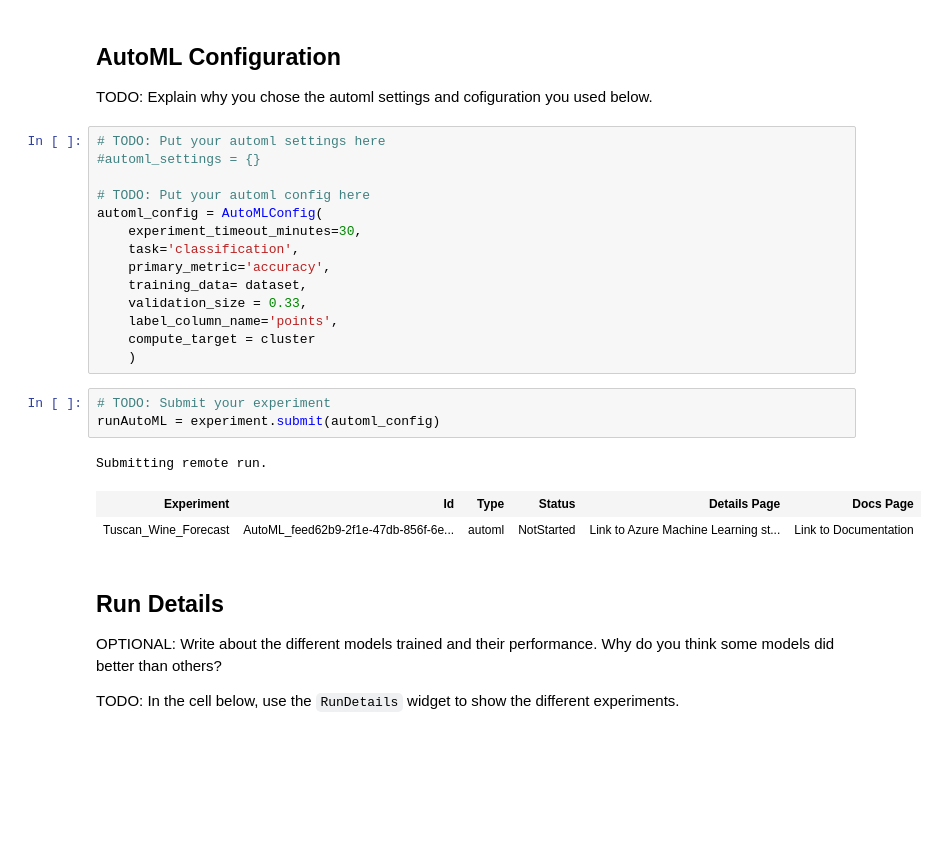
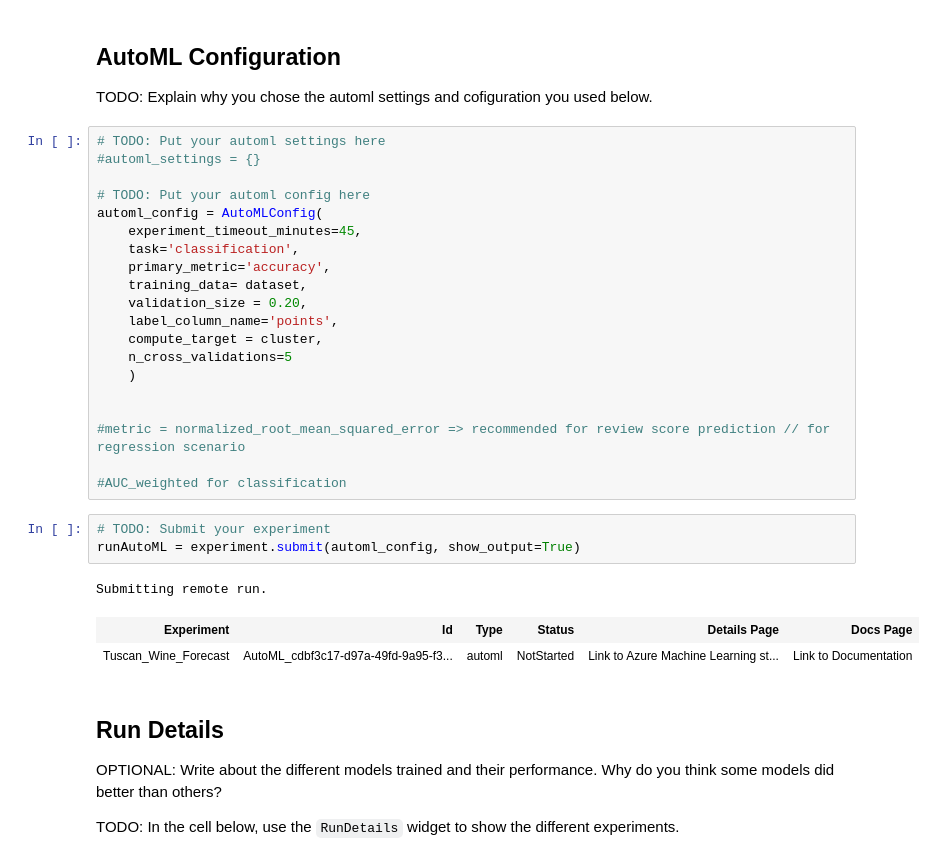
Before and after one commit to Aleaume/UdacityML_P3, a Jupyter notebook: starter_file/automl.ipynb, the cells around one changed output. Drawn from its saved outputs; the diff is of its cells as text; blank space fills up the shorter version.

```diff
--- a/starter_file/automl.ipynb
+++ b/starter_file/automl.ipynb
@@ -148,21 +139,27 @@ TODO: Explain why you chose the automl settings and cofiguration you used below.
 
 # TODO: Put your automl config here
 automl_config = AutoMLConfig(
-    experiment_timeout_minutes=30,
+    experiment_timeout_minutes=45,
     task='classification',
     primary_metric='accuracy',
     training_data= dataset,
-    validation_size = 0.33,
+    validation_size = 0.20,
     label_column_name='points',
-    compute_target = cluster
+    compute_target = cluster,
+    n_cross_validations=5
     )
+
+
+#metric = normalized_root_mean_squared_error => recommended for review score prediction // for regression scenario
+
+#AUC_weighted for classification
 # %%
 # TODO: Submit your experiment
-runAutoML = experiment.submit(automl_config)
+runAutoML = experiment.submit(automl_config, show_output=True)
 # %% [output]
 Submitting remote run.
 | Experiment | Id | Type | Status | Details Page | Docs Page |
-| Tuscan_Wine_Forecast | AutoML_feed62b9-2f1e-47db-856f-6e... | automl | NotStarted | Link to Azure Machine Learning st... | Link to Documentation |
+| Tuscan_Wine_Forecast | AutoML_cdbf3c17-d97a-49fd-9a95-f3... | automl | NotStarted | Link to Azure Machine Learning st... | Link to Documentation |
 # %% [markdown]
 ## Run Details
 
```
Also changed, not shown: parts of 12 cells of this notebook.
